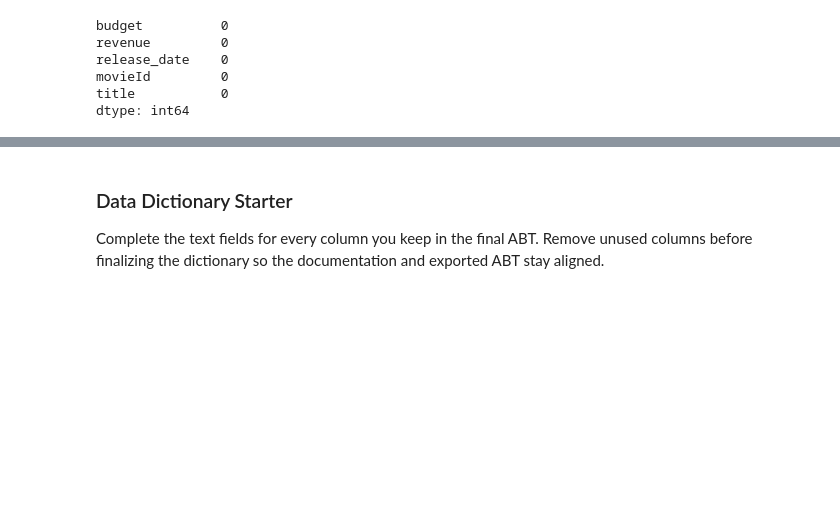
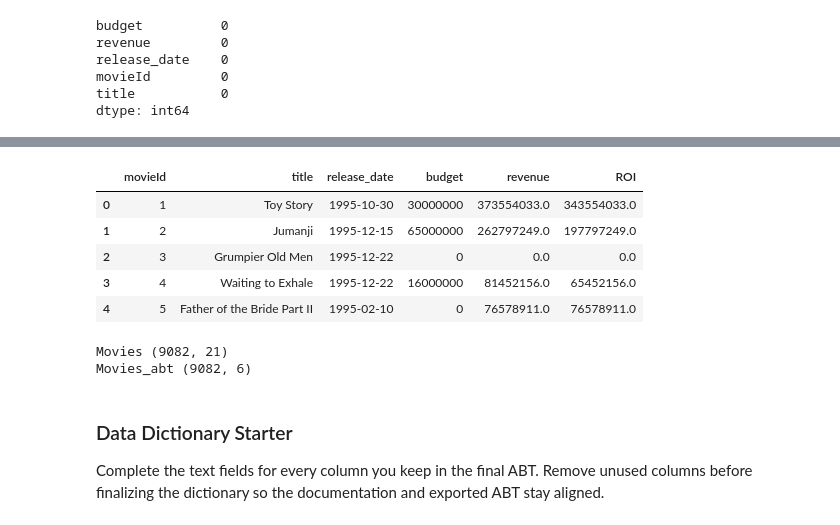
Before and after one commit to mlholg99/BAN5103_group1_project, a Jupyter notebook: notebooks/movies_project_starter.ipynb, the cells around one changed output, grey strips where cells are left out. Saved outputs shown, nothing was run; the diff lists cells and outputs as text; code cells hidden in the pictures; blank space fills up the shorter version.

```diff
--- a/notebooks/movies_project_starter.ipynb
+++ b/notebooks/movies_project_starter.ipynb
@@ -216,3 +143,34 @@ display(abt.isna().mean().sort_values(ascending=False).head(15).to_frame("missin
+# %%
+# Create a table that shows movieId, title, release_date, budget, revenue, and ROI (revenue-budget)
+
+movies_abt= (
+    movies_clean
+    .groupby("movieId")
+    .agg(
+        title=("title", "first"),
+        release_date=("release_date", "first"),
+        budget=("budget", "first"),
+        revenue=("revenue", "first"),
+    )
+    .reset_index()
+    .assign(ROI=lambda x: x["revenue"] - x["budget"])
+)
+
+# Display the resulting table
+movies_abt.head()
+# %% [output]
+|  | movieId | title | release_date | budget | revenue | ROI |
+| 0 | 1 | Toy Story | 1995-10-30 | 30000000 | 373554033.0 | 343554033.0 |
+| 1 | 2 | Jumanji | 1995-12-15 | 65000000 | 262797249.0 | 197797249.0 |
+| 2 | 3 | Grumpier Old Men | 1995-12-22 | 0 | 0.0 | 0.0 |
+| 3 | 4 | Waiting to Exhale | 1995-12-22 | 16000000 | 81452156.0 | 65452156.0 |
+| 4 | 5 | Father of the Bride Part II | 1995-02-10 | 0 | 76578911.0 | 76578911.0 |
+# %%
+print("Movies",movies.shape)
+print("Movies_abt", movies_abt.shape)
+# %% [output]
+Movies (9082, 21)
+Movies_abt (9082, 6)
 # %%
 import duckdb
 
```
Also changed, not shown: parts of 7 cells of this notebook.
